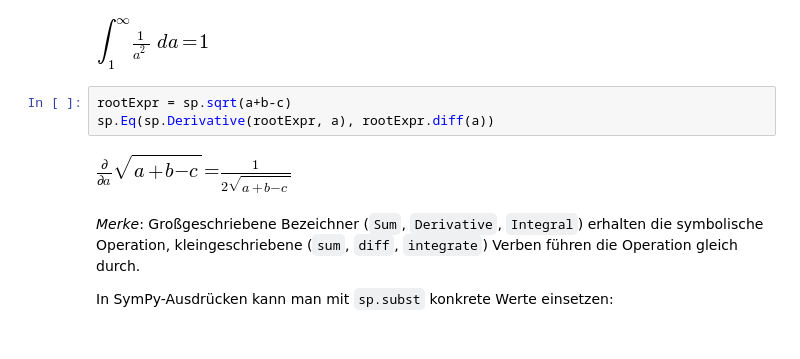
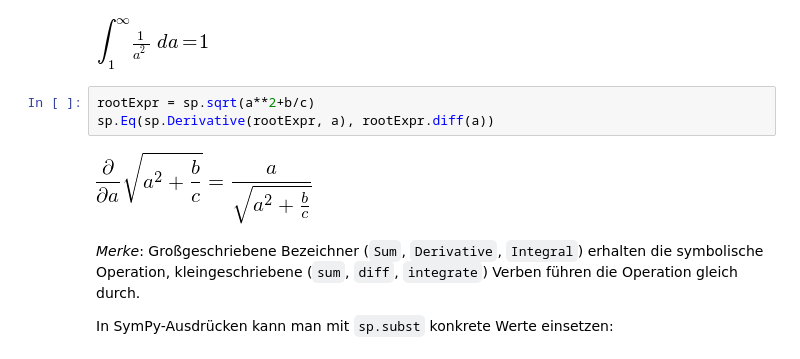
Before and after one commit to hrenkap/scipy_workshop, a Jupyter notebook: Workshop1.ipynb, the cells around one changed output. Saved outputs shown, nothing was run; the diff lists cells and outputs as text.

```diff
--- a/Workshop1.ipynb
+++ b/Workshop1.ipynb
@@ -292,10 +368,10 @@ sp.Eq(intExpr, intExpr.doit())
 # %% [output]
 [figure]
 # %%
-rootExpr = sp.sqrt(a+b-c)
+rootExpr = sp.sqrt(a**2+b/c)
 sp.Eq(sp.Derivative(rootExpr, a), rootExpr.diff(a))
 # %% [output]
-[figure, old version]
+[figure, new version]
 # %% [markdown]
 *Merke*: Großgeschriebene Bezeichner (`Sum`, `Derivative`, `Integral`) erhalten die symbolische Operation,
 kleingeschriebene (`sum`, `diff`, `integrate`) Verben führen die Operation gleich durch.
```
Also changed, not shown: parts of 19 cells of this notebook.
